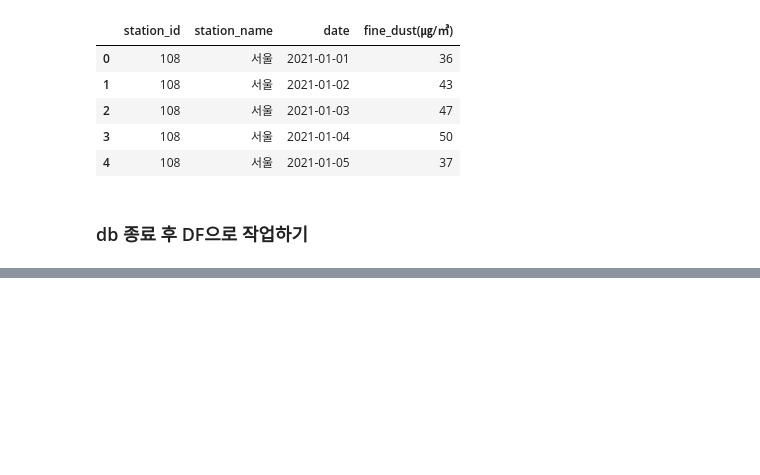
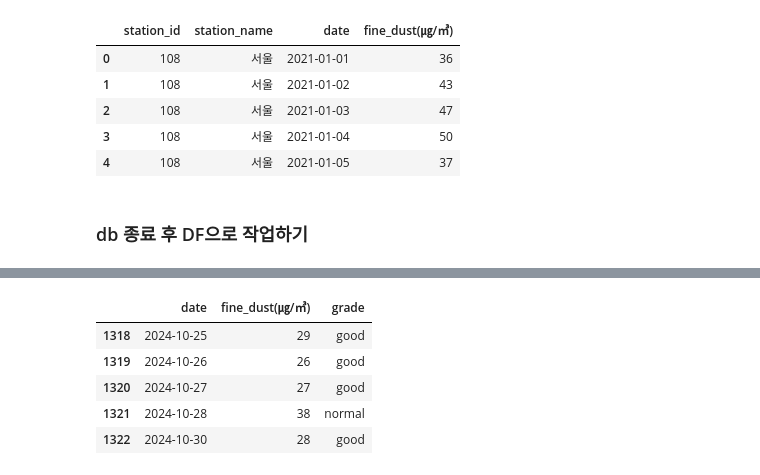
Before and after one commit to mini-project-y/1st_mini_project, a Jupyter notebook: Yuri/p_db_fd.ipynb, the cells around one changed output, grey strips where cells are left out. Cells and saved outputs as stored; diff of their text form; code cells hidden in the pictures; blank space fills up the shorter version.

```diff
--- a/Yuri/p_db_fd.ipynb
+++ b/Yuri/p_db_fd.ipynb
@@ -80,0 +106,24 @@ fine_dust_df
+# %%
+# 조건 설정
+conditions = [
+    (fine_dust['fine_dust(㎍/㎥)'] <= 30),
+    (fine_dust['fine_dust(㎍/㎥)'] > 30) & (fine_dust['fine_dust(㎍/㎥)'] <= 80),
+    (fine_dust['fine_dust(㎍/㎥)'] > 80) & (fine_dust['fine_dust(㎍/㎥)'] <= 150),
+    (fine_dust['fine_dust(㎍/㎥)'] > 150)
+]
+
+# 각 조건에 따른 값
+values = ['good', 'normal', 'bad', 'very_bad']
+
+# 새로운 'grade' 컬럼 추가 (default 값을 설정해 오류 해결)
+fine_dust['grade'] = np.select(conditions, values, default='unknown')
+
+# 결과 확인
+fine_dust.tail()
+# %% [output]
+|  | date | fine_dust(㎍/㎥) | grade |
+| 1318 | 2024-10-25 | 29 | good |
+| 1319 | 2024-10-26 | 26 | good |
+| 1320 | 2024-10-27 | 27 | good |
+| 1321 | 2024-10-28 | 38 | normal |
+| 1322 | 2024-10-30 | 28 | good |
```
Also changed, not shown: parts of 13 cells of this notebook.
